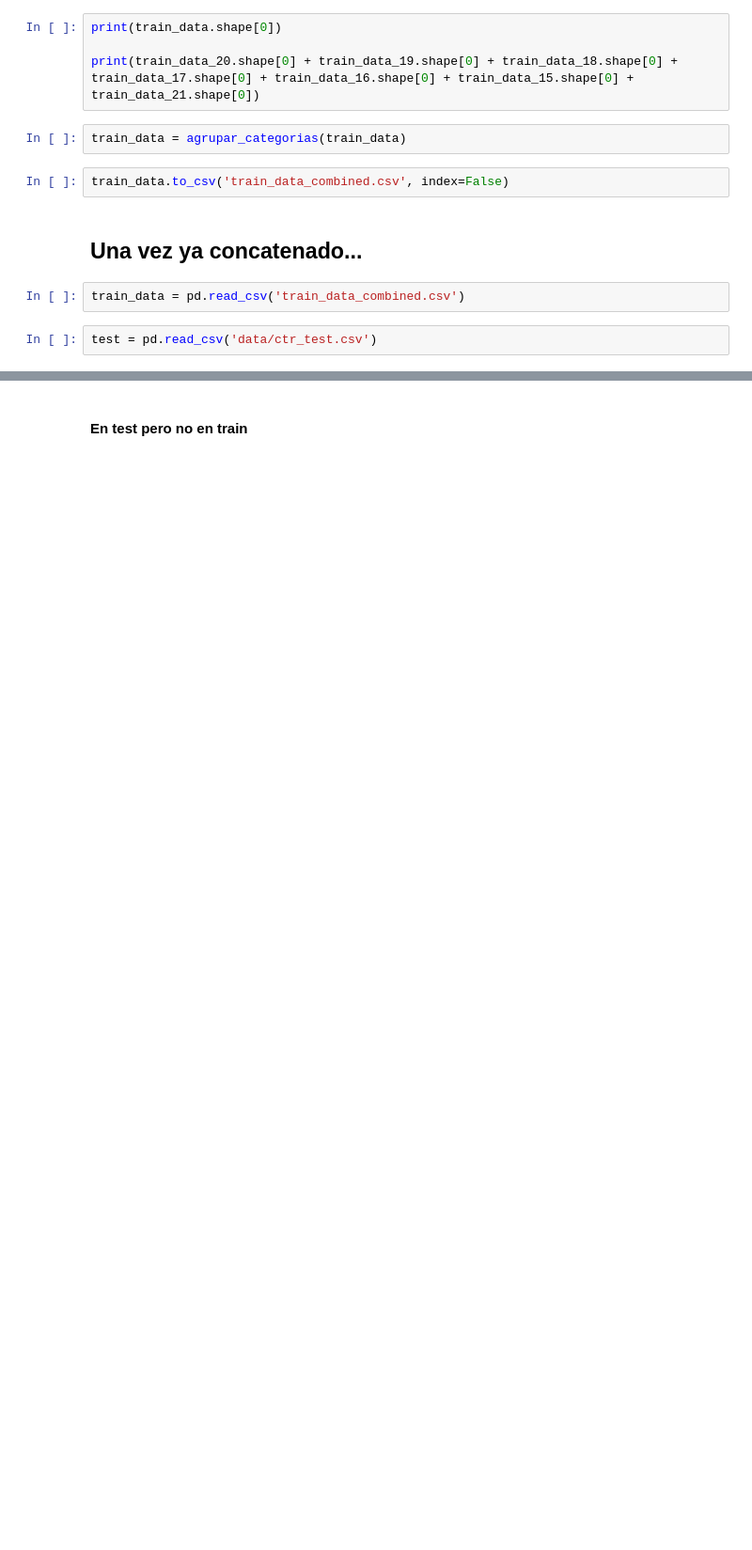
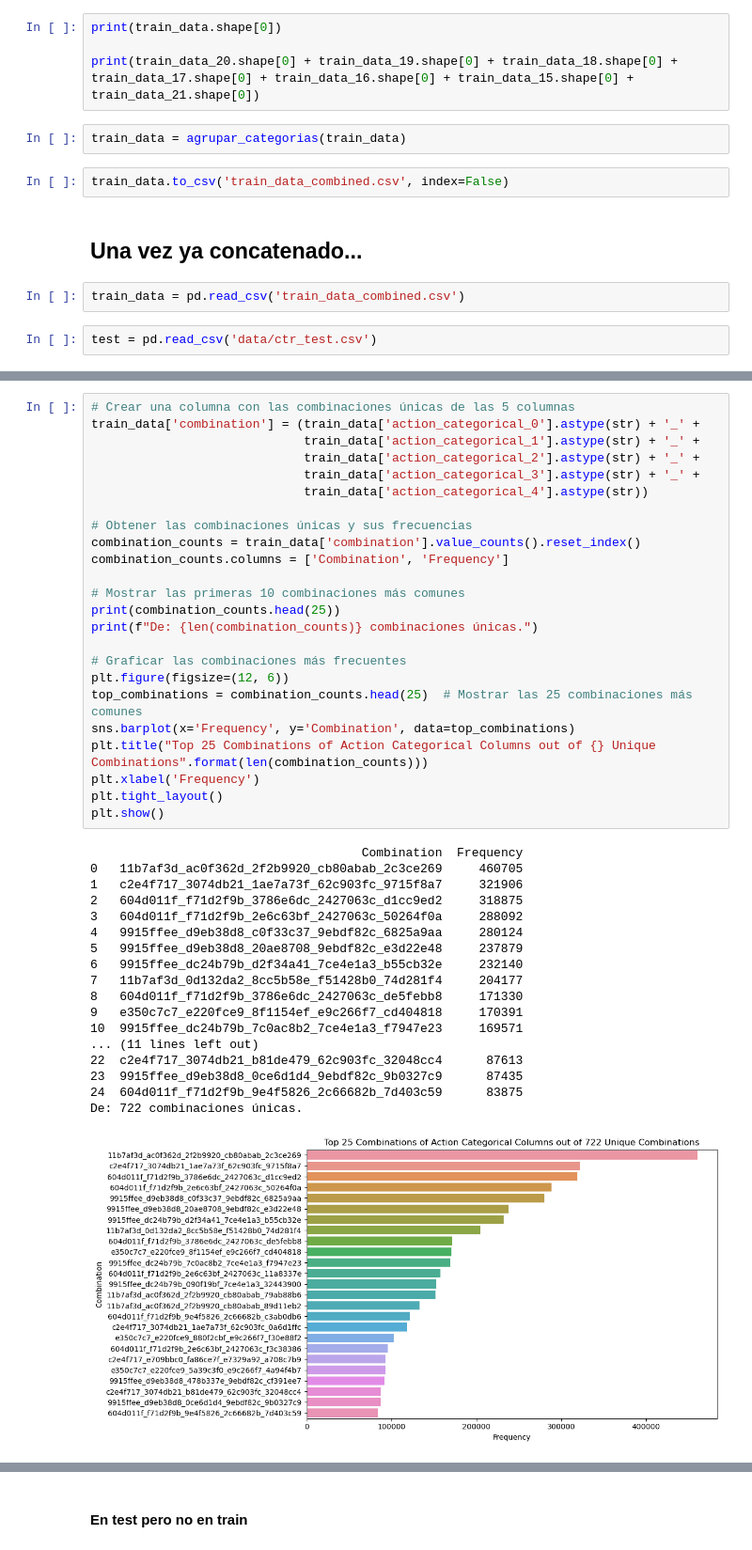
Before and after one commit to Luquish/TP2_TD6, a Jupyter notebook: limpieza.ipynb, the cells around one changed output, grey strips where cells are left out. Shown at 94% size. Cells and saved outputs as stored; diff of their text form; blank space fills up the shorter version.

```diff
--- a/limpieza.ipynb
+++ b/limpieza.ipynb
@@ -397,0 +627,43 @@ test = pd.read_csv('data/ctr_test.csv')
+# %%
+# Crear una columna con las combinaciones únicas de las 5 columnas
+train_data['combination'] = (train_data['action_categorical_0'].astype(str) + '_' +
+                             train_data['action_categorical_1'].astype(str) + '_' +
+                             train_data['action_categorical_2'].astype(str) + '_' +
+                             train_data['action_categorical_3'].astype(str) + '_' +
+                             train_data['action_categorical_4'].astype(str))
+
+# Obtener las combinaciones únicas y sus frecuencias
+combination_counts = train_data['combination'].value_counts().reset_index()
+combination_counts.columns = ['Combination', 'Frequency']
+
+# Mostrar las primeras 10 combinaciones más comunes
+print(combination_counts.head(25))
+print(f"De: {len(combination_counts)} combinaciones únicas.")
+
+# Graficar las combinaciones más frecuentes
+plt.figure(figsize=(12, 6))
+top_combinations = combination_counts.head(25)  # Mostrar las 25 combinaciones más comunes
+sns.barplot(x='Frequency', y='Combination', data=top_combinations)
+plt.title("Top 25 Combinations of Action Categorical Columns out of {} Unique Combinations".format(len(combination_counts)))
+plt.xlabel('Frequency')
+plt.tight_layout()
+plt.show()
+# %% [output]
+                                     Combination  Frequency
+0   11b7af3d_ac0f362d_2f2b9920_cb80abab_2c3ce269     460705
+1   c2e4f717_3074db21_1ae7a73f_62c903fc_9715f8a7     321906
+2   604d011f_f71d2f9b_3786e6dc_2427063c_d1cc9ed2     318875
+3   604d011f_f71d2f9b_2e6c63bf_2427063c_50264f0a     288092
+4   9915ffee_d9eb38d8_c0f33c37_9ebdf82c_6825a9aa     280124
+5   9915ffee_d9eb38d8_20ae8708_9ebdf82c_e3d22e48     237879
+6   9915ffee_dc24b79b_d2f34a41_7ce4e1a3_b55cb32e     232140
+7   11b7af3d_0d132da2_8cc5b58e_f51428b0_74d281f4     204177
+8   604d011f_f71d2f9b_3786e6dc_2427063c_de5febb8     171330
+9   e350c7c7_e220fce9_8f1154ef_e9c266f7_cd404818     170391
+10  9915ffee_dc24b79b_7c0ac8b2_7ce4e1a3_f7947e23     169571
+... (11 lines left out)
+22  c2e4f717_3074db21_b81de479_62c903fc_32048cc4      87613
+23  9915ffee_d9eb38d8_0ce6d1d4_9ebdf82c_9b0327c9      87435
+24  604d011f_f71d2f9b_9e4f5826_2c66682b_7d403c59      83875
+De: 722 combinaciones únicas.
+[figure, added]
```
Also changed, not shown: parts of 29 cells of this notebook.
